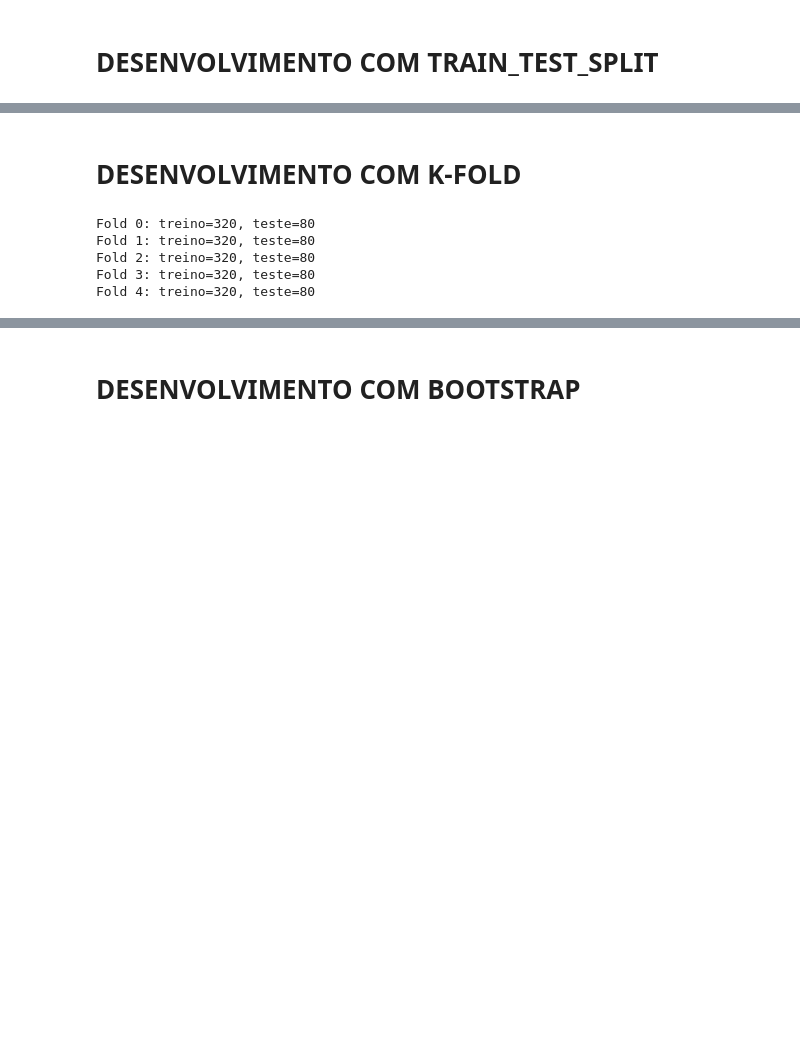
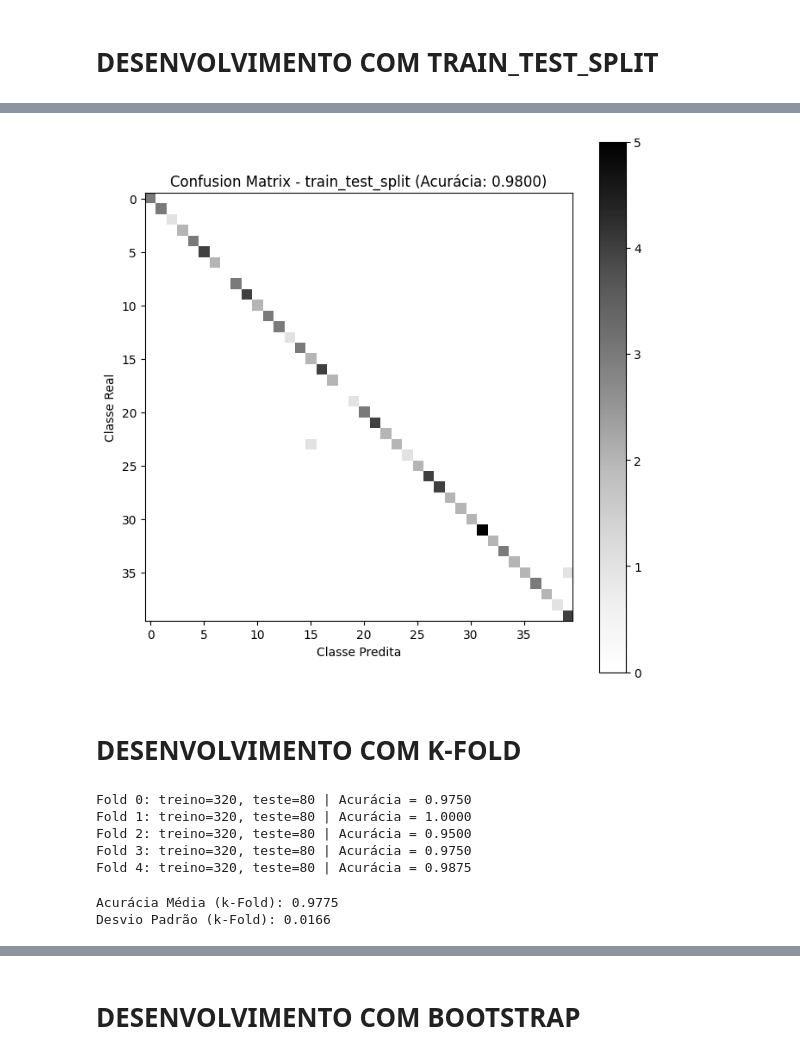
Before and after one commit to ProjetosNicolasGarcia/sistemas_inteligentes_ufabc, a Jupyter notebook: EC_2.ipynb, the cells around one changed output, grey strips where cells are left out. Cells and saved outputs as stored; diff of their text form; code cells hidden in the pictures; blank space fills up the shorter version.

```diff
--- a/EC_2.ipynb
+++ b/EC_2.ipynb
@@ -58,0 +88,8 @@ x_train, x_test, y_train, y_test = train_test_split(faces_img, faces_target, tes
+# %%
+#Treinando o classificador
+
+from sklearn.discriminant_analysis import LinearDiscriminantAnalysis
+
+lda = LinearDiscriminantAnalysis()
+lda = lda.fit(x_train, y_train)
+y_pred_lda = lda.predict(x_test)
@@ -59,8 +105,21 @@ x_train, x_test, y_train, y_test = train_test_split(faces_img, faces_target, tes
+# %%
+#Observando os resultados com matriz de confusão
+
+cm_split = confusion_matrix(y_test, y_pred_lda, labels=range(40))
+
+plt.figure(figsize=(8, 8))
+plt.imshow(cm_split, cmap="Greys")
+plt.title(f"Confusion Matrix - train_test_split (Acurácia: {acc_split:.4f})")
+plt.xlabel("Classe Predita")
+plt.ylabel("Classe Real")
+plt.colorbar()
+plt.show()
+# %% [output]
+[figure, added]
 # %% [markdown]
 # **DESENVOLVIMENTO COM K-FOLD**
 # %%
-#Realizando a divisão dos grupos de treinamento e teste com k-fold
-
+# Realizando a divisão dos grupos de treinamento e teste com k-fold e treinando o modelo
 from sklearn.model_selection import KFold
 
 X = faces
@@ -68,13 +127,38 @@ y = faces_target
 
 kf = KFold(n_splits=5, shuffle=True, random_state=99)
 
+acuracias_kf = []
+cm_kfold = np.zeros((40, 40), dtype=int)
+
 for i, (train_index, test_index) in enumerate(kf.split(X)):
     x_train, x_test = X[train_index], X[test_index]
     y_train, y_test = y[train_index], y[test_index]
-    print(f"Fold {i}: treino={len(train_index)}, teste={len(test_index)}")
+
+    lda_kf = LinearDiscriminantAnalysis()
+    lda_kf = lda_kf.fit(x_train, y_train)
+    y_pred_kf = lda_kf.predict(x_test)
+
+    acc_fold = accuracy_score(y_test, y_pred_kf)
+    acuracias_kf.append(acc_fold)
+    cm_kfold += confusion_matrix(y_test, y_pred_kf, labels=range(40))
+
+    print(
+        f"Fold {i}: treino={len(train_index)}, teste={len(test_index)} | Acurácia = {acc_fold:.4f}"
+    )
 # %% [output]
-Fold 0: treino=320, teste=80
-Fold 1: treino=320, teste=80
-Fold 2: treino=320, teste=80
-Fold 3: treino=320, teste=80
-Fold 4: treino=320, teste=80
+Fold 0: treino=320, teste=80 | Acurácia = 0.9750
+Fold 1: treino=320, teste=80 | Acurácia = 1.0000
+Fold 2: treino=320, teste=80 | Acurácia = 0.9500
+Fold 3: treino=320, teste=80 | Acurácia = 0.9750
+Fold 4: treino=320, teste=80 | Acurácia = 0.9875
+# %%
+#Observando os resultados com acurácia
+
+acc_media_kf = np.mean(acuracias_kf)
+acc_std_kf = np.std(acuracias_kf)
+
+print(f"Acurácia Média (k-Fold): {acc_media_kf:.4f}")
+print(f"Desvio Padrão (k-Fold): {acc_std_kf:.4f}")
+# %% [output]
+Acurácia Média (k-Fold): 0.9775
+Desvio Padrão (k-Fold): 0.0166
```
Also changed, not shown: parts of 9 cells of this notebook.
